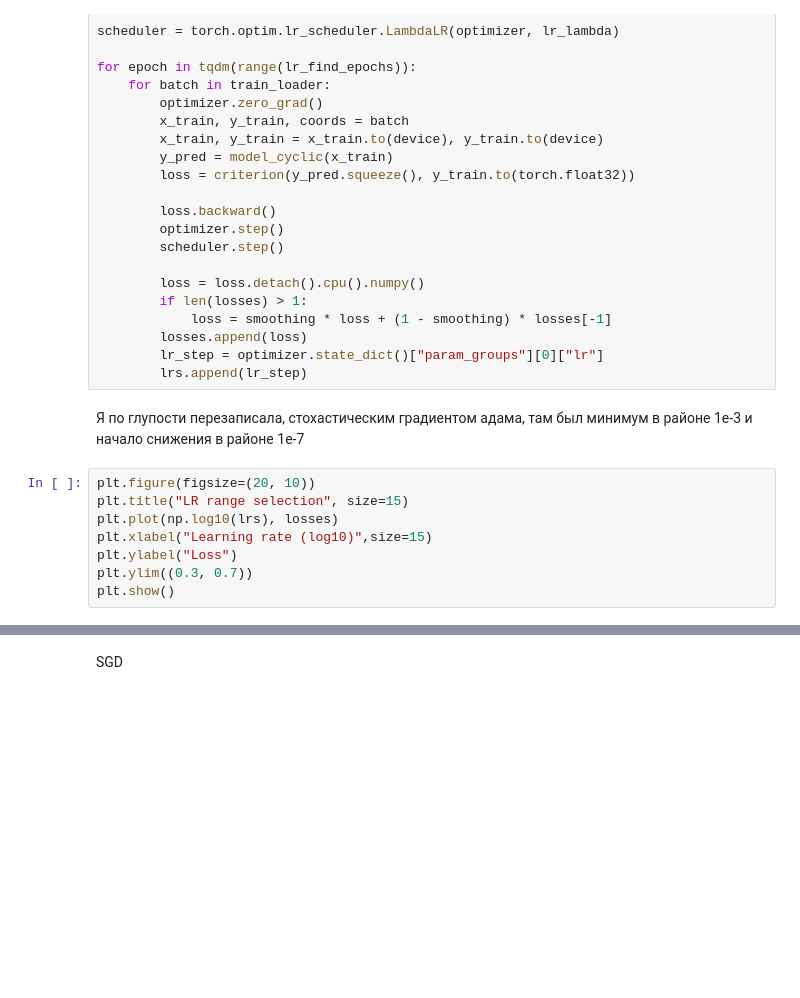
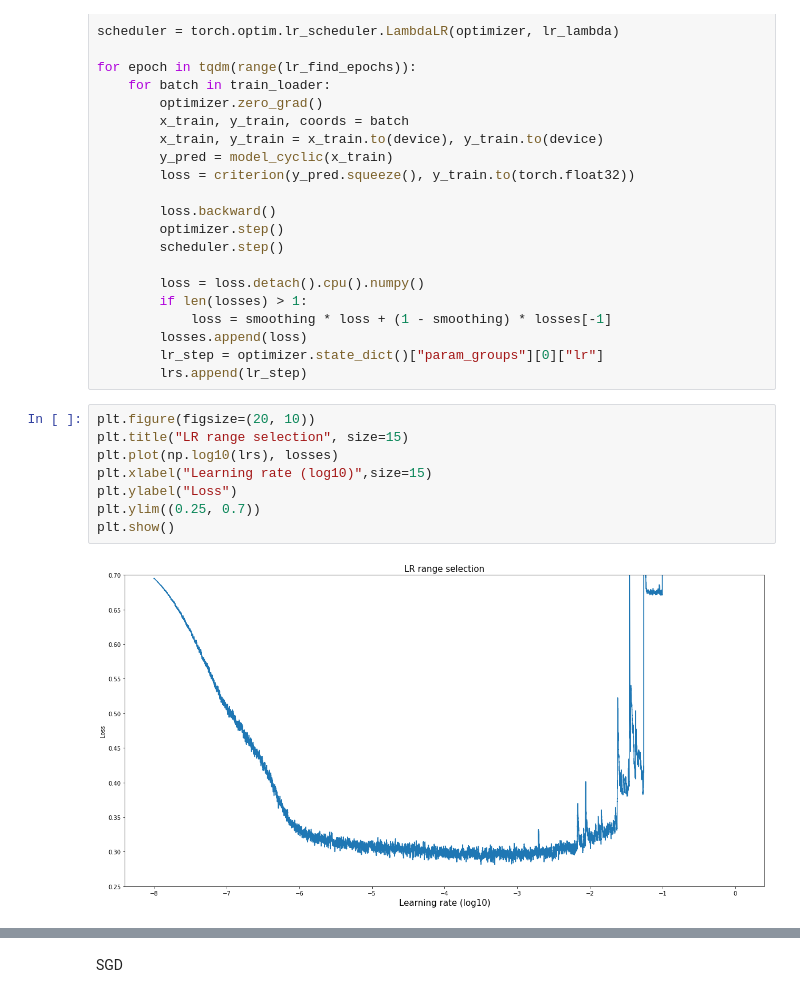
Before and after one commit to SozAnna/S1_Sakha_classification, a Jupyter notebook: Forest_mask_nn.ipynb, the cells around one changed output, grey strips where cells are left out. Saved outputs shown, nothing was run; the diff lists cells and outputs as text; blank space fills up the shorter version.

```diff
--- a/Forest_mask_nn.ipynb
+++ b/Forest_mask_nn.ipynb
@@ -631,13 +572,13 @@ for epoch in tqdm(range(lr_find_epochs)):
         losses.append(loss)
         lr_step = optimizer.state_dict()["param_groups"][0]["lr"]
         lrs.append(lr_step)
-# %% [markdown]
-Я по глупости перезаписала, стохастическим градиентом адама, там был минимум в районе 1е-3 и начало снижения в районе 1е-7
 # %%
 plt.figure(figsize=(20, 10))
 plt.title("LR range selection", size=15)
 plt.plot(np.log10(lrs), losses)
 plt.xlabel("Learning rate (log10)",size=15)
 plt.ylabel("Loss")
-plt.ylim((0.3, 0.7))
+plt.ylim((0.25, 0.7))
 plt.show()
+# %% [output]
+[figure, added]
```
Also changed, not shown: parts of 82 cells of this notebook.
